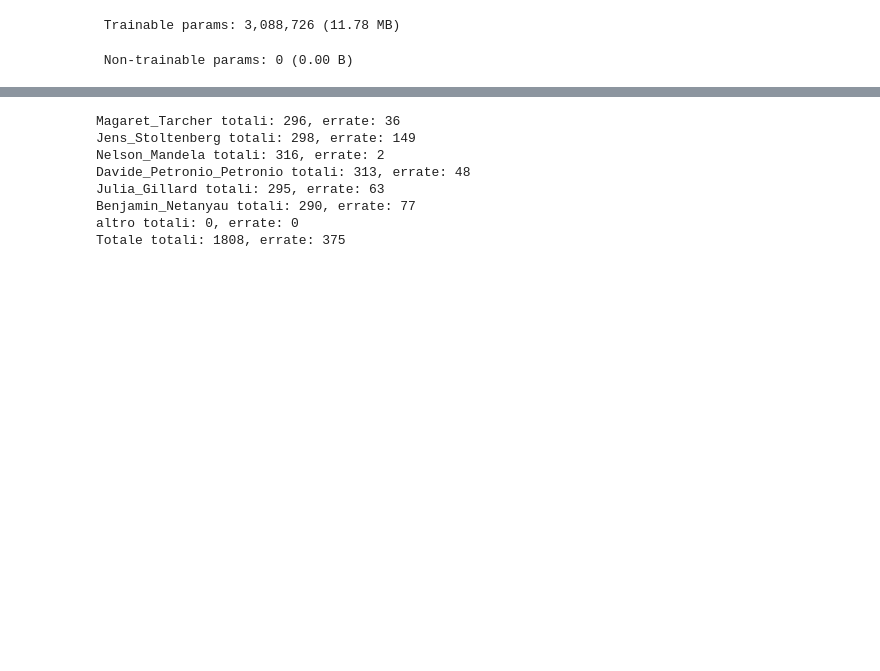
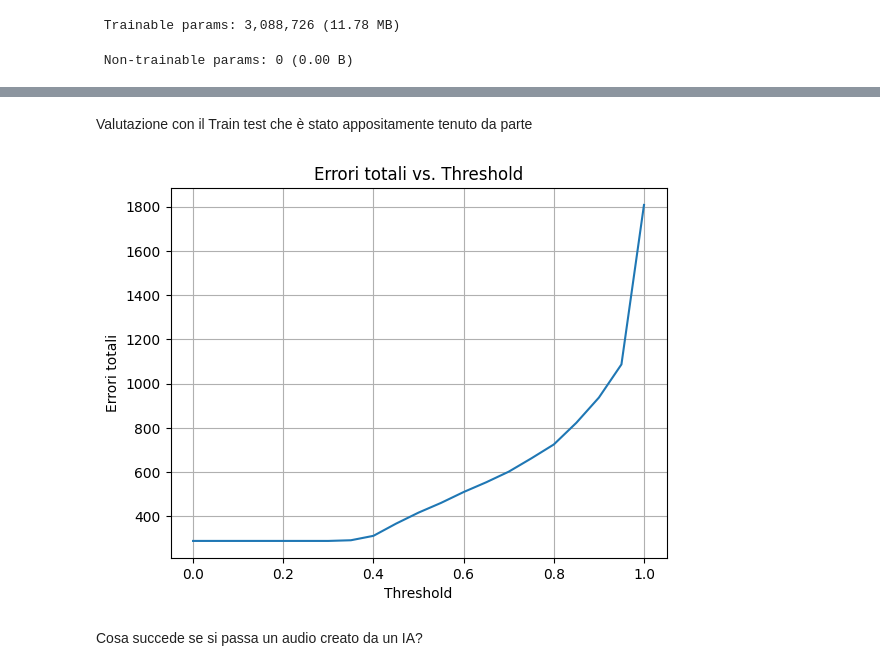
Before and after one commit to Gasspire/AppuntiUni, a Jupyter notebook: Speaker_Recognition_Validazione.ipynb, the cells around one changed output, grey strips where cells are left out. Cells and saved outputs as stored; diff of their text form; code cells hidden in the pictures; blank space fills up the shorter version.

```diff
--- a/Speaker_Recognition_Validazione.ipynb
+++ b/Speaker_Recognition_Validazione.ipynb
@@ -433,62 +373,48 @@ Totale totali: 1808, errate: 217
+# %% [markdown]
+Valutazione con il Train test che è stato appositamente tenuto da parte
 # %%
+import matplotlib.pyplot as plt
 from sklearn.metrics import confusion_matrix
 
 def predict_with_threshold(audio_batch, threshold=0.5):
-  predictions = model.predict(audio_batch, verbose = 0)
+  predictions = model.predict(audio_batch, verbose=0)
   predicted_labels = np.argmax(predictions, axis=1)
-  # Applica il threshold alle probabilità predette
   predicted_probabilities = np.max(predictions, axis=1)
   predicted_labels[predicted_probabilities < threshold] = -1  # -1 per "altro"
   return predicted_labels
 
-y_true = []
-y_pred = []
+# Lista di threshold da testare
+thresholds = np.arange(0, 1.05, 0.05)
 
-# Setta il valore di threshold
-threshold = 0.50
+# Lista per memorizzare gli errori totali per ogni threshold
+total_errors_list = []
 
-for audio_batch, label_batch in test_ds:
-  # Usa la nuova funzione di predizione con il threshold
-  predicted_labels = predict_with_threshold(audio_batch, threshold)
+for threshold in thresholds:
+  y_true = []
+  y_pred = []
 
-  # Aggiungi le etichette vere e le previsioni alle liste
-  y_true.extend(label_batch.numpy())
-  y_pred.extend(predicted_labels)
+  for audio_batch, label_batch in test_ds:
+    predicted_labels = predict_with_threshold(audio_batch, threshold)
+    y_true.extend(label_batch.numpy())
+    y_pred.extend(predicted_labels)
 
-# Calcola la matrice di confusione (gestisci la classe -1)
-# Crea una lista di tutte le possibili labels, inclusa -1
-all_labels = list(range(len(class_names))) + [-1]
+  # Calcola la matrice di confusione
+  all_labels = list(range(len(class_names))) + [-1]
+  cm = confusion_matrix(y_true, y_pred, labels=all_labels)
 
-cm = confusion_matrix(y_true, y_pred, labels=all_labels)
+  # Calcola gli errori totali
+  total_samples = np.sum(cm)
+  total_errors = total_samples - np.trace(cm)
+  total_errors_list.append(total_errors)
 
-# Calcola errori per ogni label, inclusa -1
-error_counts = {}
-for i, label in enumerate(all_labels):
-  class_name = class_names[label] if label != -1 else "altro"
-  total_count = np.sum(cm[i, :])
-  error_count = total_count - cm[i, i]
-  error_counts[class_name] = (total_count, error_count)
-
-# Genera la stringa di output
-output_string = ""
-for class_name, (total_count, error_count) in error_counts.items():
-  output_string += f"{class_name} totali: {total_count}, errate: {error_count}\n"
-
-# Calcola errori totali
-total_samples = np.sum(cm)
-total_errors = total_samples - np.trace(cm)
-
-# Aggiungi errori totali alla stringa di output
-output_string += f"Totale totali: {total_samples}, errate: {total_errors}"
-
-# Stampa la stringa di output
-print(output_string)
+# Crea il grafico
+plt.plot(thresholds, total_errors_list)
+plt.xlabel("Threshold")
+plt.ylabel("Errori totali")
+plt.title("Errori totali vs. Threshold")
+plt.grid(True)
+plt.show()
 # %% [output]
-Magaret_Tarcher totali: 296, errate: 36
-Jens_Stoltenberg totali: 298, errate: 149
-Nelson_Mandela totali: 316, errate: 2
-Davide_Petronio_Petronio totali: 313, errate: 48
-Julia_Gillard totali: 295, errate: 63
-Benjamin_Netanyau totali: 290, errate: 77
-altro totali: 0, errate: 0
-Totale totali: 1808, errate: 375
+[figure, added]
+# %% [markdown]
+Cosa succede se si passa un audio creato da un IA?
```
Also changed, not shown: parts of 4 cells of this notebook.
